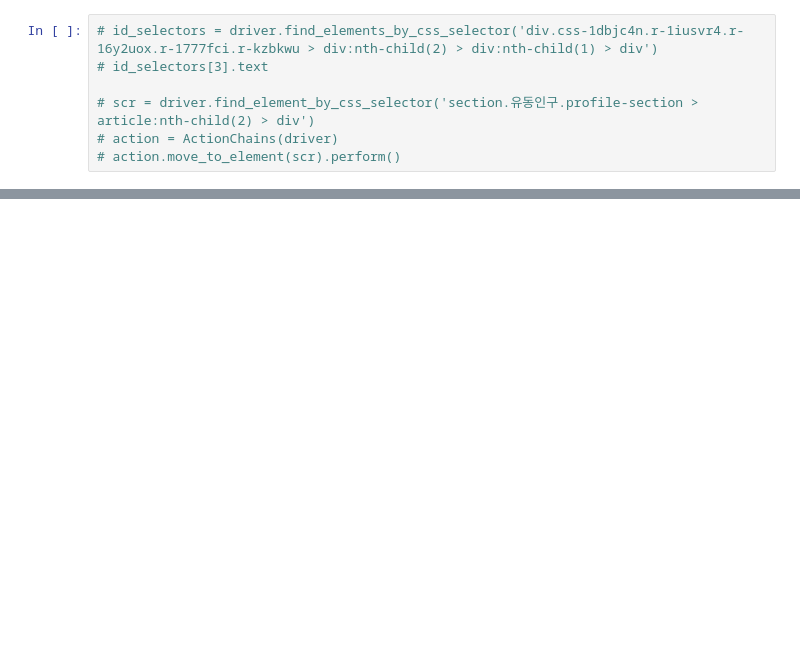
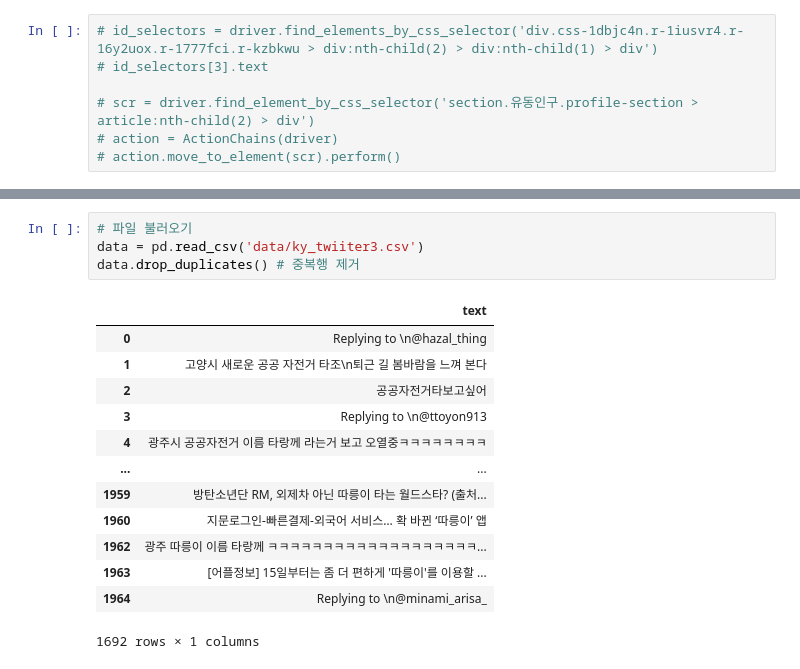
Before and after one commit to so02e/bucheon, a Jupyter notebook: yong_twitter.ipynb, the cells around one changed output, grey strips where cells are left out. Drawn from its saved outputs; the diff is of its cells as text; blank space fills up the shorter version.

```diff
--- a/yong_twitter.ipynb
+++ b/yong_twitter.ipynb
@@ -99,0 +122,18 @@ df.to_csv("data/ky_twiiter3.csv", index = None)
+# %%
+# 파일 불러오기
+data = pd.read_csv('data/ky_twiiter3.csv')
+data.drop_duplicates() # 중복행 제거
+# %% [output]
+|  | text |
+| 0 | Replying to \n@hazal_thing |
+| 1 | 고양시 새로운 공공 자전거 타조\n퇴근 길 봄바람을 느껴 본다 |
+| 2 | 공공자전거타보고싶어 |
+| 3 | Replying to \n@ttoyon913 |
+| 4 | 광주시 공공자전거 이름 타랑께 라는거 보고 오열중ㅋㅋㅋㅋㅋㅋㅋㅋ |
+| ... | ... |
+| 1959 | 방탄소년단 RM, 외제차 아닌 따릉이 타는 월드스타? (출처... |
+| 1960 | 지문로그인-빠른결제-외국어 서비스… 확 바뀐 ‘따릉이’ 앱 |
+| 1962 | 광주 따릉이 이름 타랑께 ㅋㅋㅋㅋㅋㅋㅋㅋㅋㅋㅋㅋㅋㅋㅋㅋㅋㅋㅋ... |
+| 1963 | [어플정보] 15일부터는 좀 더 편하게 '따릉이'를 이용할 ... |
+| 1964 | Replying to \n@minami_arisa_ |
+1692 rows × 1 columns
```
Also changed, not shown: parts of 13 cells of this notebook, 11 other files.
